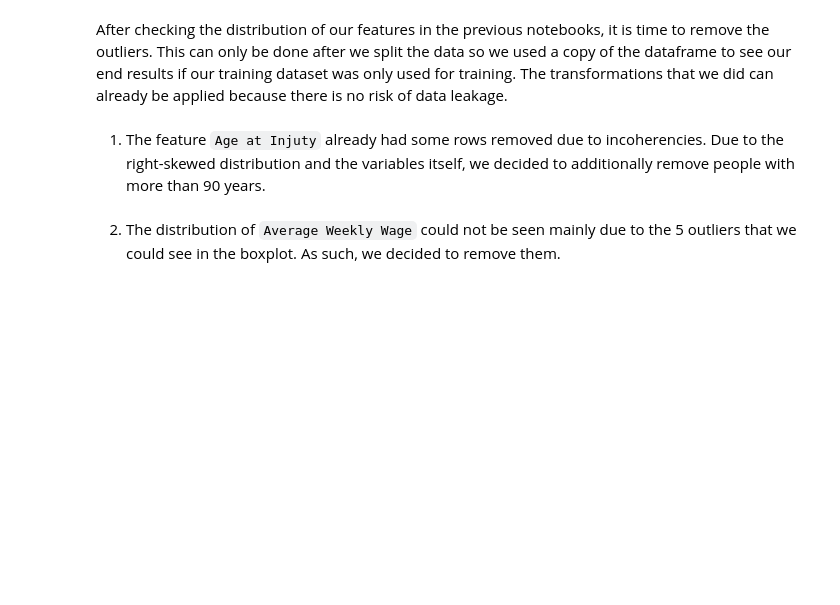
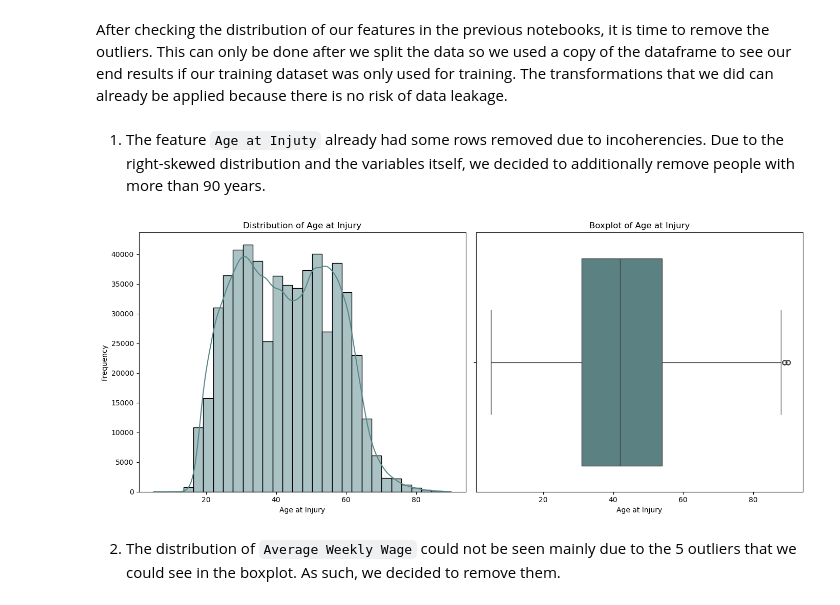
Before and after one commit to Gomsofi06/Machine_Learning_NOVAIMS, a Jupyter notebook: 02_Preprocessing.ipynb, the cells around one changed output. Cells and saved outputs as stored; diff of their text form; code cells hidden in the pictures; blank space fills up the shorter version.

```diff
--- a/02_Preprocessing.ipynb
+++ b/02_Preprocessing.ipynb
@@ -414,7 +401,9 @@ copy_df = train_df.copy()
 copy_df = copy_df[copy_df['Age at Injury'].le(90) | copy_df['Age at Injury'].isna()]
 # %%
 # Plot used to change the threshold, final distribution is below
-# plot_distribution_and_boxplot(copy_df, 'Age at Injury')
+plot_distribution_and_boxplot(copy_df, 'Age at Injury')
+# %% [output]
+[figure, added]
 # %% [markdown]
 2. The distribution of `Average Weekly Wage` could not be seen mainly due to the 5 outliers that we could see in the boxplot. As such, we decided to remove them.
 # %%
```
Also changed, not shown: parts of 6 cells of this notebook, 1 other file.
